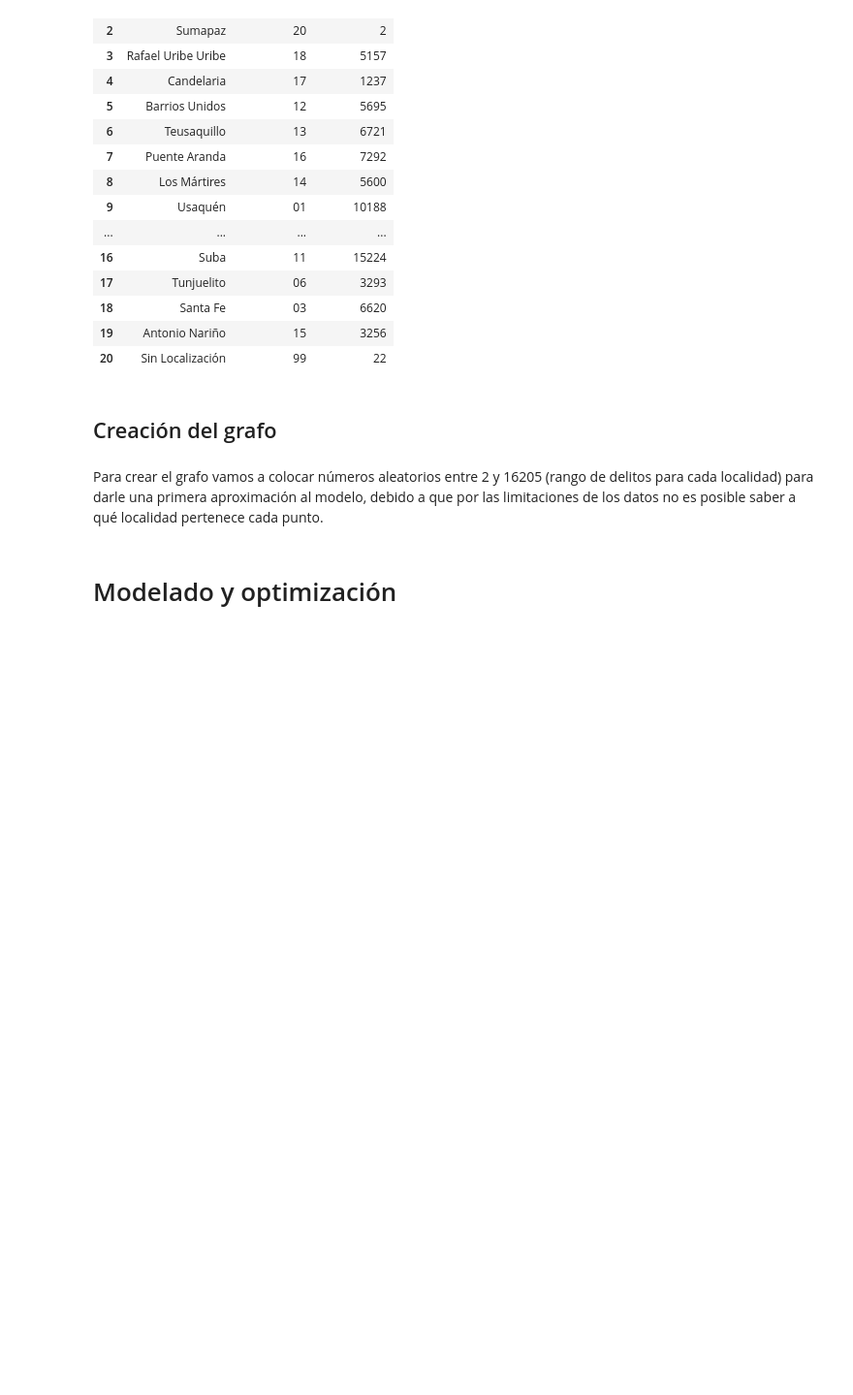
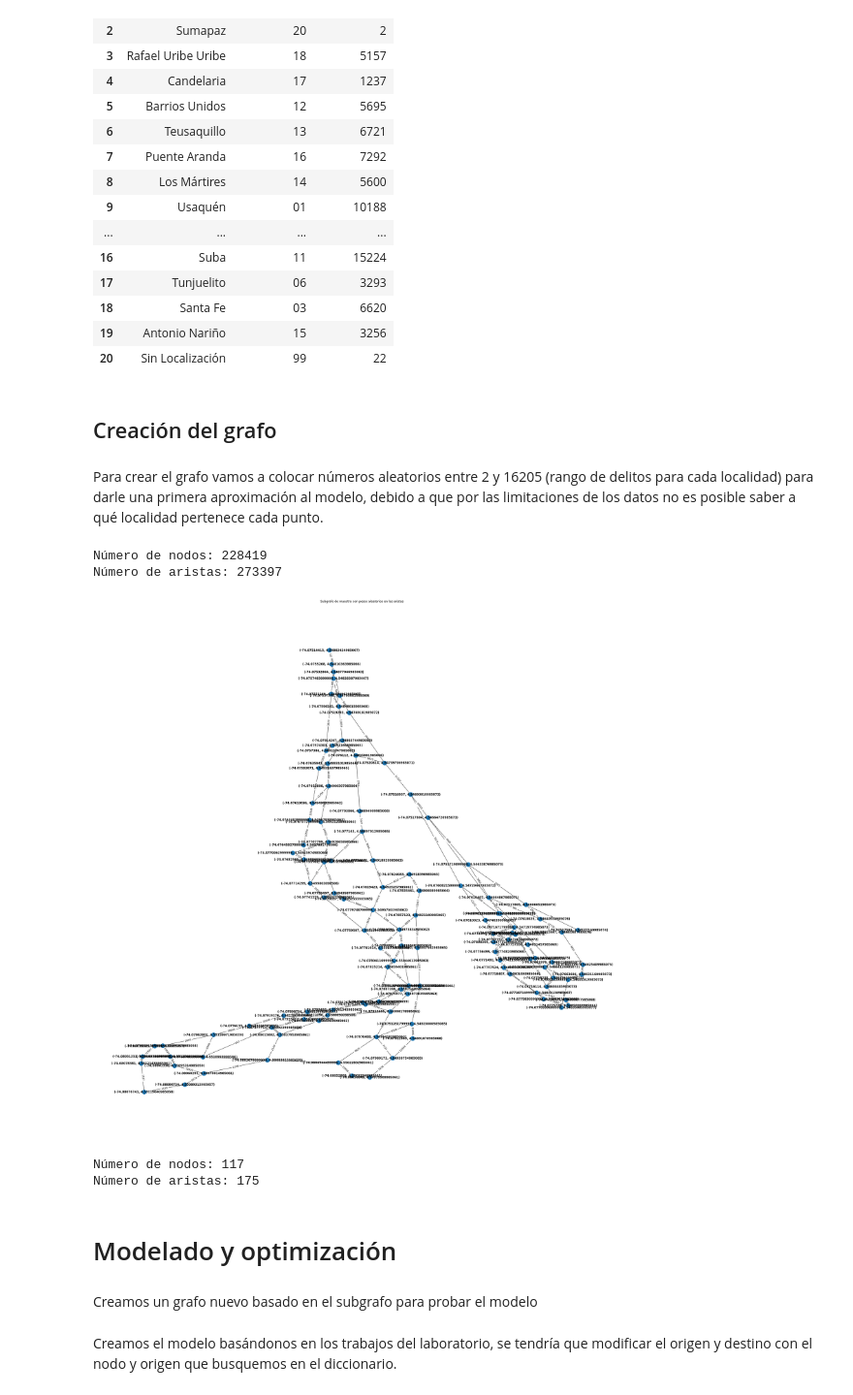
Before and after one commit to CarlosMunoz0/Proyecto-Fase-3-MOS, a Jupyter notebook: Notebook.ipynb, the cells around one changed output. Shown at 97% size. Cells and saved outputs as stored; diff of their text form; code cells hidden in the pictures; blank space fills up the shorter version.

```diff
--- a/Notebook.ipynb
+++ b/Notebook.ipynb
@@ -121,5 +121,49 @@ for index, row in gdf.iterrows():
     nodes = list(geometry.coords)
     for i in range(len(nodes) - 1):
         G.add_edge(nodes[i], nodes[i+1], weight=random.randint(2, 16205))
+# %%
+# Tamaño del grafo (número de nodos)
+size = len(G)
+print("Número de nodos:", size)
+
+# Tamaño del grafo (número de aristas)
+edges = G.number_of_edges()
+print("Número de aristas:", edges)
+# %% [output]
+Número de nodos: 228419
+Número de aristas: 273397
+# %%
+import matplotlib.pyplot as plt
+# Obtener las componentes conectadas del grafo
+connected_components = list(nx.connected_components(G))
+
+# Seleccionar una componente conectada al azar como muestra
+sample_component = connected_components[1]
+
+# Crear un subgrafo a partir de la muestra
+sample_subgraph = G.subgraph(sample_component)
+
+# Dibujar el subgrafo de muestra
+plt.figure(figsize=(30, 30))
+pos = nx.spring_layout(sample_subgraph)
+nx.draw(sample_subgraph, pos, with_labels=True, font_weight='bold')
+nx.draw_networkx_edge_labels(sample_subgraph, pos, edge_labels={(u, v): sample_subgraph[u][v]['weight'] for u, v in sample_subgraph.edges})
+plt.title("Subgrafo de muestra con pesos aleatorios en las aristas")
+plt.show()
+# %% [output]
+[figure, added]
+# %%
+# Tamaño del grafo (número de nodos)
+size = len(sample_subgraph)
+print("Número de nodos:", size)
+
+# Tamaño del grafo (número de aristas)
+edges = sample_subgraph.number_of_edges()
+print("Número de aristas:", edges)
+# %% [output]
+Número de nodos: 117
+Número de aristas: 175
 # %% [markdown]
 # Modelado y optimización
+# %% [markdown]
+Creamos un grafo nuevo basado en el subgrafo para probar el modelo
@@ -125,0 +190,2 @@ for index, row in gdf.iterrows():
+# %% [markdown]
+Creamos el modelo basándonos en los trabajos del laboratorio, se tendría que modificar el origen y destino con el nodo y origen que busquemos en el diccionario.
```
Also changed, not shown: parts of 2 cells of this notebook.
